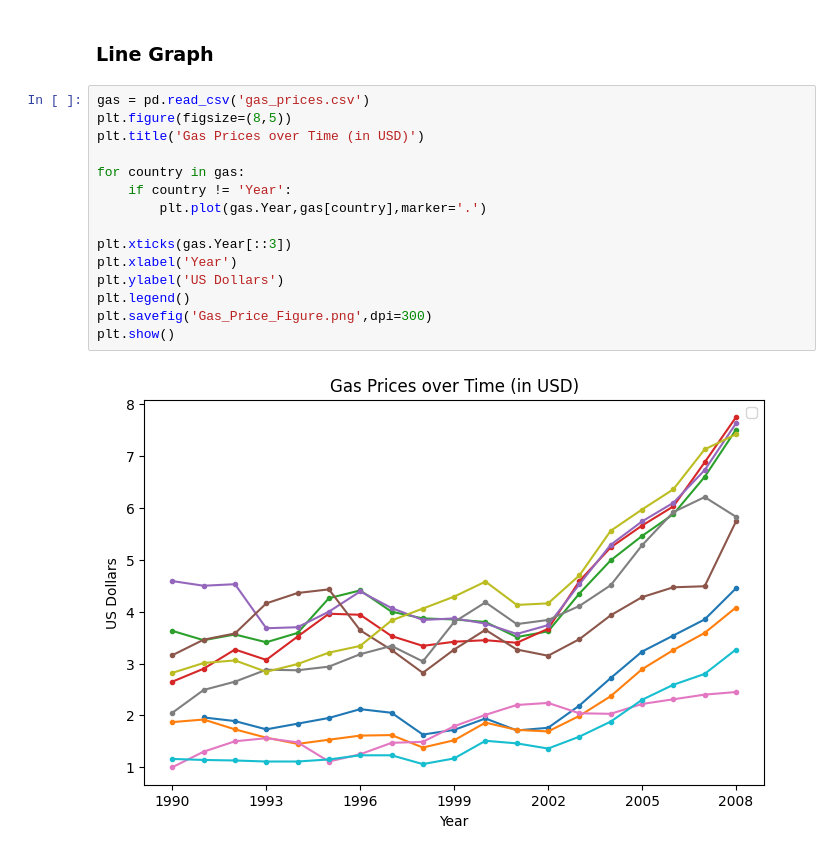
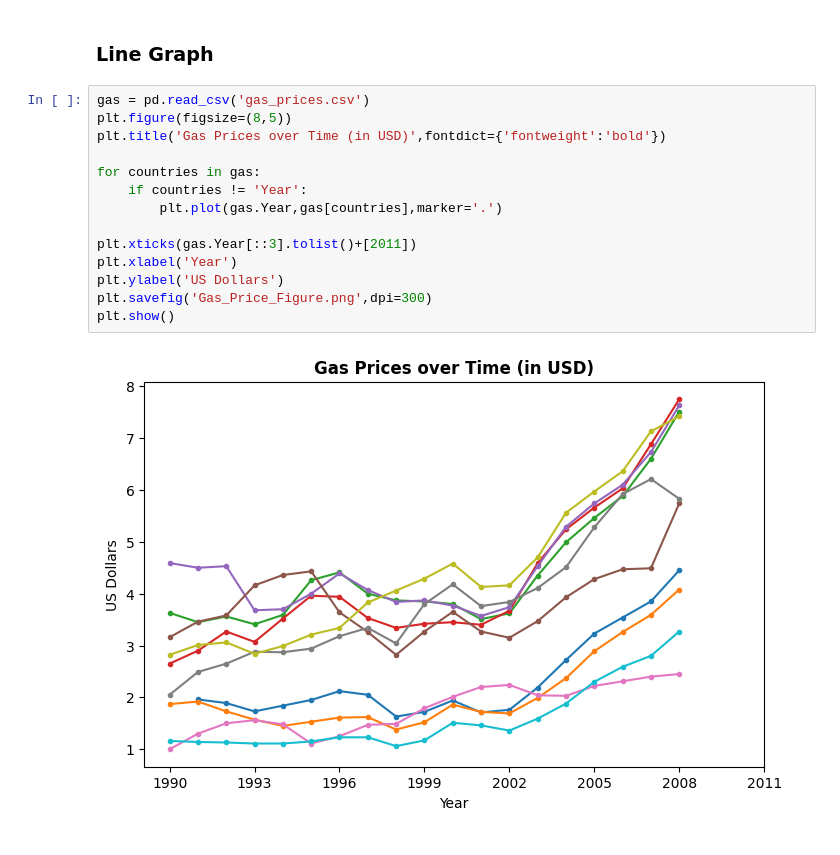
Before and after one commit to BalaSaiKoundinya5/Python-MatplotLib-Library-Practice, a Jupyter notebook: Python MatplotLib Library.ipynb, the cells around one changed output. Drawn from its saved outputs; the diff is of its cells as text.

```diff
--- a/Python MatplotLib Library.ipynb
+++ b/Python MatplotLib Library.ipynb
@@ -77,17 +77,16 @@ plt.show()
 # %%
 gas = pd.read_csv('gas_prices.csv')
 plt.figure(figsize=(8,5))
-plt.title('Gas Prices over Time (in USD)')
+plt.title('Gas Prices over Time (in USD)',fontdict={'fontweight':'bold'})
 
-for country in gas:
-    if country != 'Year':
-        plt.plot(gas.Year,gas[country],marker='.')
+for countries in gas:
+    if countries != 'Year':
+        plt.plot(gas.Year,gas[countries],marker='.')
 
-plt.xticks(gas.Year[::3])
+plt.xticks(gas.Year[::3].tolist()+[2011])
 plt.xlabel('Year')
 plt.ylabel('US Dollars')
-plt.legend()
 plt.savefig('Gas_Price_Figure.png',dpi=300)
 plt.show()
 # %% [output]
-[figure, old version]
+[figure, new version]
```
Also changed, not shown: parts of 1 cell of this notebook.
